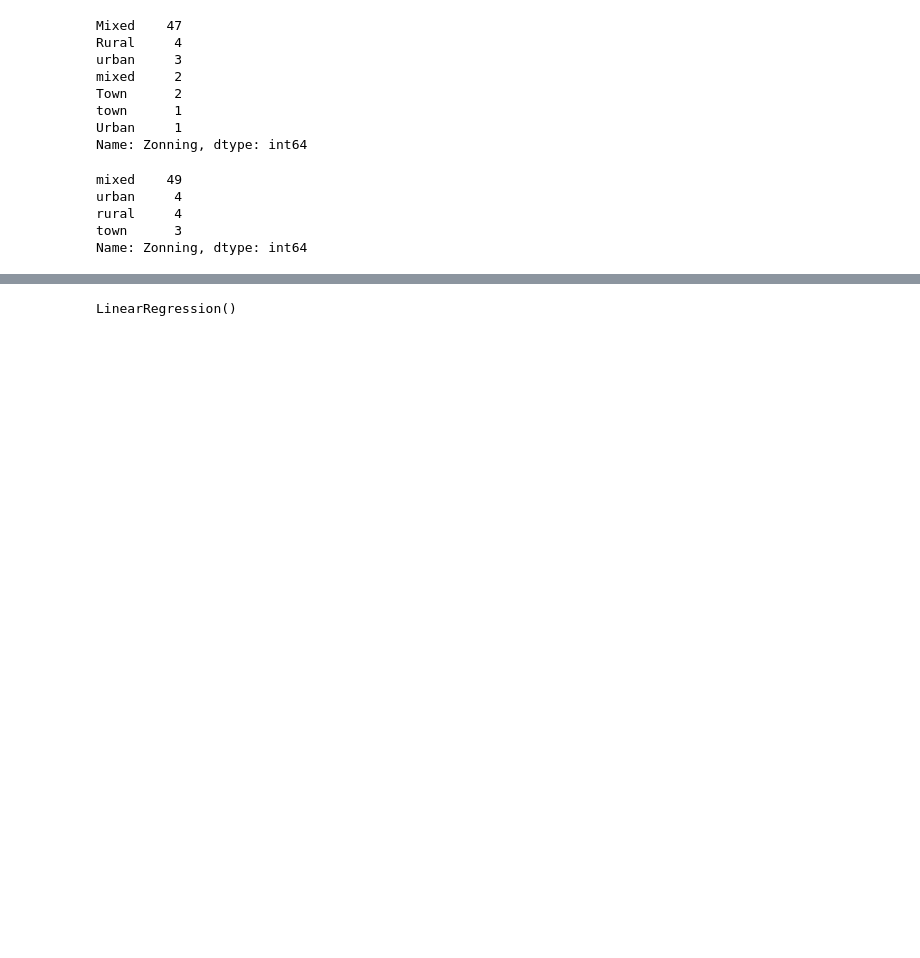
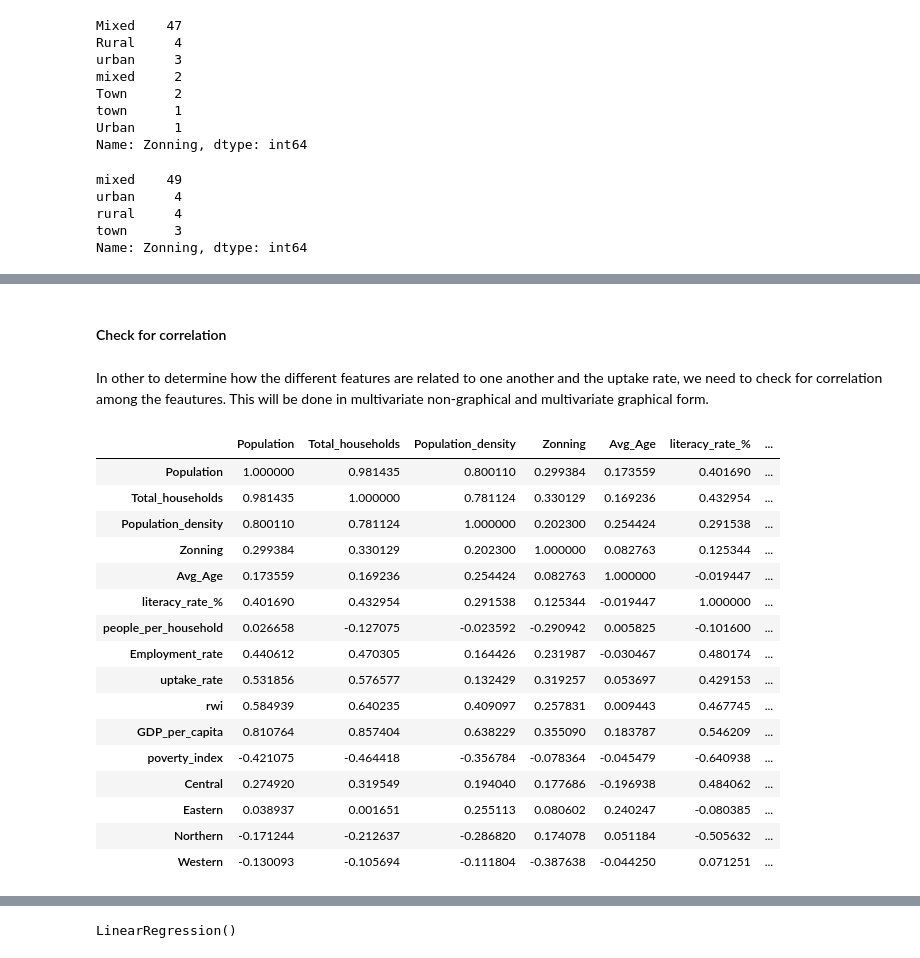
Before and after one commit to IkanengJack/MyApp, a Jupyter notebook: Modelling-notebook.ipynb, the cells around one changed output, grey strips where cells are left out. Saved outputs shown, nothing was run; the diff lists cells and outputs as text; code cells hidden in the pictures; blank space fills up the shorter version.

```diff
--- a/Modelling-notebook.ipynb
+++ b/Modelling-notebook.ipynb
@@ -183,0 +170,5 @@ df.columns = df.columns.str.replace(' ', '')
+# %%
+df1= df.copy()
+# %%
+# sort the value alphabetically in to be able to divide data randomly
+df1= df1.sort_values(by= ['District'], ascending= True)
@@ -183,0 +192,25 @@ df.columns = df.columns.str.replace(' ', '')
+# %% [markdown]
+#### Check for correlation
+# %% [markdown]
+In other to determine how the different features are related to one another and the uptake rate, we need to check for correlation among the feautures. This will be done in multivariate non-graphical and multivariate graphical form.
+# %%
+#check correlation using multivariate non graphical method
+df_train.corr( numeric_only= True)
+# %% [output]
+|  | Population | Total_households | Population_density | Zonning | Avg_Age | literacy_rate_% | ... |
+| Population | 1.000000 | 0.981435 | 0.800110 | 0.299384 | 0.173559 | 0.401690 | ... |
+| Total_households | 0.981435 | 1.000000 | 0.781124 | 0.330129 | 0.169236 | 0.432954 | ... |
+| Population_density | 0.800110 | 0.781124 | 1.000000 | 0.202300 | 0.254424 | 0.291538 | ... |
+| Zonning | 0.299384 | 0.330129 | 0.202300 | 1.000000 | 0.082763 | 0.125344 | ... |
+| Avg_Age | 0.173559 | 0.169236 | 0.254424 | 0.082763 | 1.000000 | -0.019447 | ... |
+| literacy_rate_% | 0.401690 | 0.432954 | 0.291538 | 0.125344 | -0.019447 | 1.000000 | ... |
+| people_per_household | 0.026658 | -0.127075 | -0.023592 | -0.290942 | 0.005825 | -0.101600 | ... |
+| Employment_rate | 0.440612 | 0.470305 | 0.164426 | 0.231987 | -0.030467 | 0.480174 | ... |
+| uptake_rate | 0.531856 | 0.576577 | 0.132429 | 0.319257 | 0.053697 | 0.429153 | ... |
+| rwi | 0.584939 | 0.640235 | 0.409097 | 0.257831 | 0.009443 | 0.467745 | ... |
+| GDP_per_capita | 0.810764 | 0.857404 | 0.638229 | 0.355090 | 0.183787 | 0.546209 | ... |
+| poverty_index | -0.421075 | -0.464418 | -0.356784 | -0.078364 | -0.045479 | -0.640938 | ... |
+| Central | 0.274920 | 0.319549 | 0.194040 | 0.177686 | -0.196938 | 0.484062 | ... |
+| Eastern | 0.038937 | 0.001651 | 0.255113 | 0.080602 | 0.240247 | -0.080385 | ... |
+| Northern | -0.171244 | -0.212637 | -0.286820 | 0.174078 | 0.051184 | -0.505632 | ... |
+| Western | -0.130093 | -0.105694 | -0.111804 | -0.387638 | -0.044250 | 0.071251 | ... |
```
Also changed, not shown: parts of 120 cells of this notebook, 5 other files.
